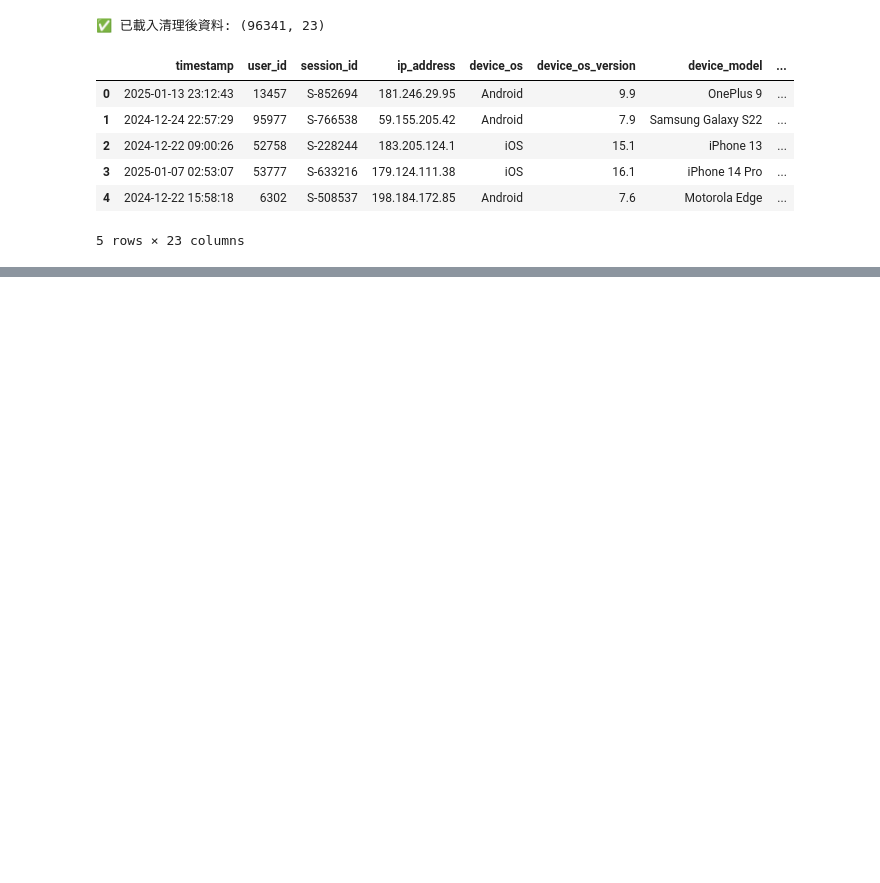
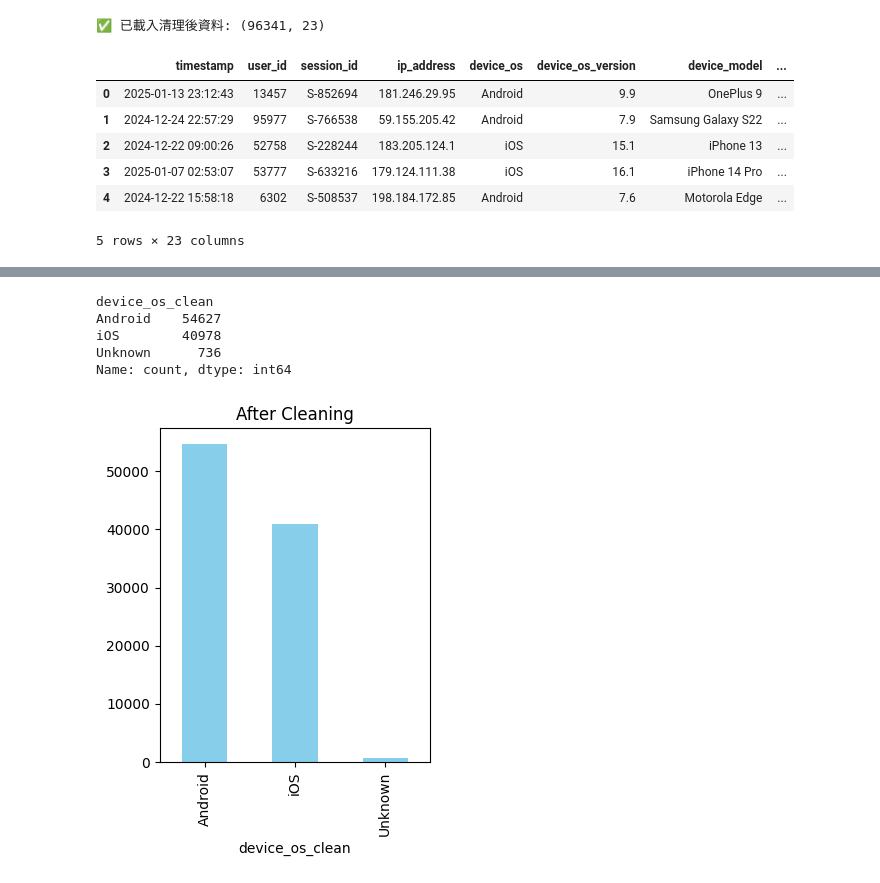
Before and after one commit to MIN1917/user-app-behavior-analysis, a Jupyter notebook: notebooks/01_EDA.ipynb, the cells around one changed output, grey strips where cells are left out. Drawn from its saved outputs; the diff is of its cells as text; code cells hidden in the pictures; blank space fills up the shorter version.

```diff
--- a/notebooks/01_EDA.ipynb
+++ b/notebooks/01_EDA.ipynb
@@ -19,0 +144,43 @@ df.head()
+# %%
+# 修正 device_os 欄位：把明顯的錯字歸類成 Android / iOS，其餘設為 Unknown
+
+def clean_device_os(os_value):
+    if pd.isna(os_value):
+        return "Unknown"
+    val = str(os_value).strip().lower()  # 統一小寫、去掉空白
+
+    # Android 的常見錯字/變形
+    if "android" in val or "and" in val:
+        return "Android"
+
+    # iOS 的常見錯字/變形
+    if "ios" in val or val.startswith("iO".lower()) or val.startswith("i"):
+        return "iOS"
+
+    return "Unknown"
+
+df['device_os_clean'] = df['device_os'].apply(clean_device_os)
+
+print(df['device_os_clean'].value_counts())
+# %% [output]
+device_os_clean
+Android    54627
+iOS        40978
+Unknown      736
+Name: count, dtype: int64
+# %%
+# 修正 device_os 欄位
+def clean_device_os(os_value):
+    if pd.isna(os_value):
+        return "Unknown"
+    val = str(os_value).strip().lower()
+
+# 修正後
+plt.subplot(1,2,2)
+df['device_os_clean'].value_counts().plot(kind='bar', color='skyblue')
+plt.title("After Cleaning")
+
+plt.tight_layout()
+plt.show()
+# %% [output]
+[figure, added]
```
Also changed, not shown: parts of 52 cells of this notebook.
